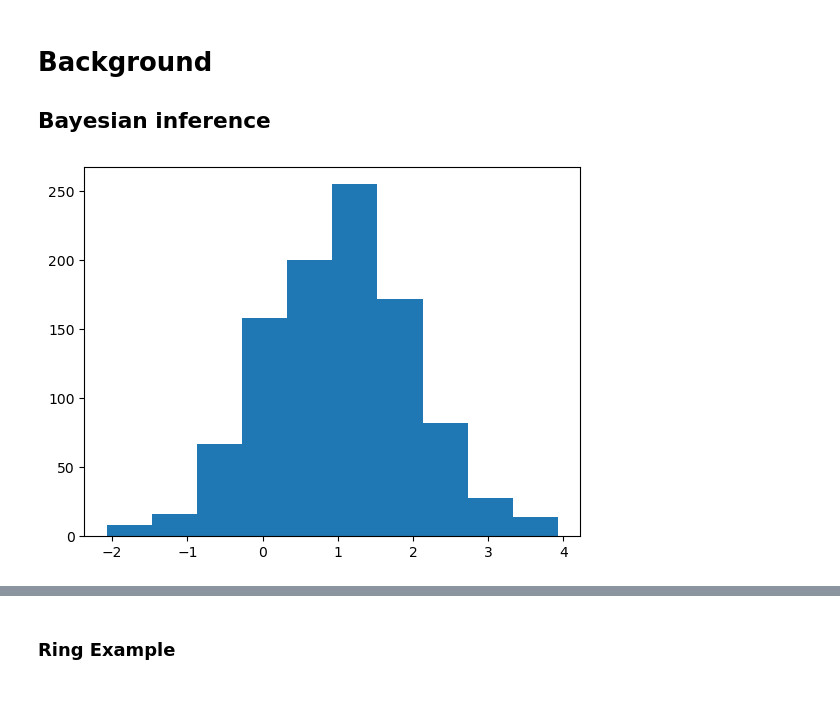
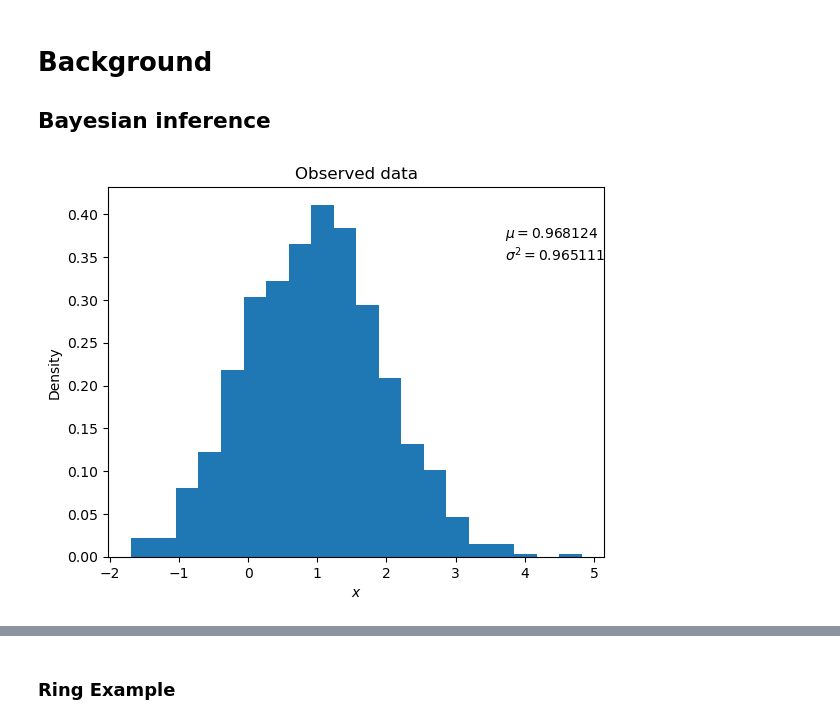
Before and after one commit to AddisonHowe/abcsmc-tutorial, a Jupyter notebook: notebooks/background.ipynb, the cells around one changed output, grey strips where cells are left out. Drawn from its saved outputs; the diff is of its cells as text; code cells hidden in the pictures; blank space fills up the shorter version.

```diff
--- a/notebooks/background.ipynb
+++ b/notebooks/background.ipynb
@@ -16,9 +16,3 @@ from abcsmc.abcsmc import abcsmc
 from abcsmc.plotting import plot_results
 from abcsmc.models import GaussianModel, RingModel
 from abcsmc.priors import UniformPrior, GaussianPrior
-# %%
-box1 = GaussianModel(1, 1)
-data = box1.generate_data(1000)
-plt.hist(data);
-# %% [output]
-[figure, removed]
@@ -25,2 +21,20 @@ plt.hist(data);
+# %%
+box1 = GaussianModel(1, 1)
+data = box1.generate_data(1000)
+data_mu = np.mean(data)
+data_var = np.var(data)
+
+fig, ax = plt.subplots(1, 1)
+
+ax.hist(
+    data, bins=20, density=True,
+)
+ax.text(0.8, 0.8, f"$\mu={data_mu:.6g}$\n$\sigma^2={data_var:.6g}$",
+         transform = ax.transAxes, fontsize=10)
+ax.set_xlabel("$x$")
+ax.set_ylabel("Density")
+ax.set_title("Observed data");
+# %% [output]
+[figure, added]
 # %%
 prior_mu = UniformPrior(-4, 4)
```
Also changed, not shown: parts of 7 cells of this notebook, 4 other files.
